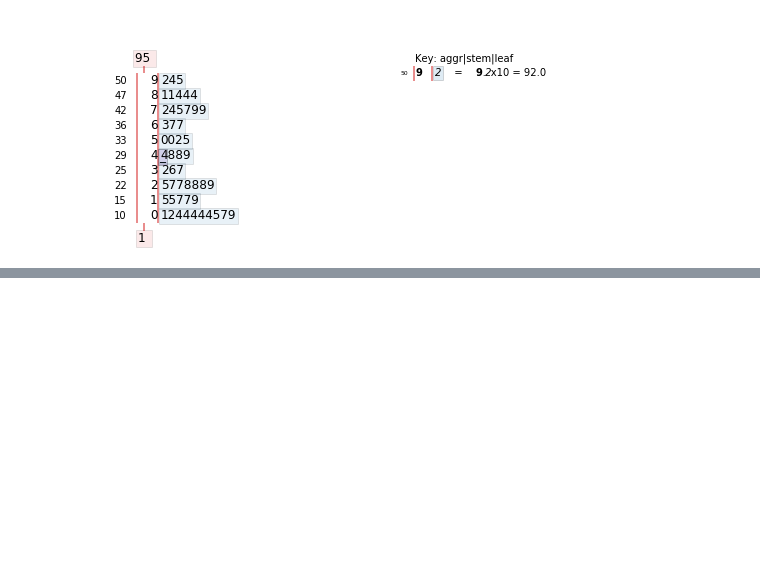
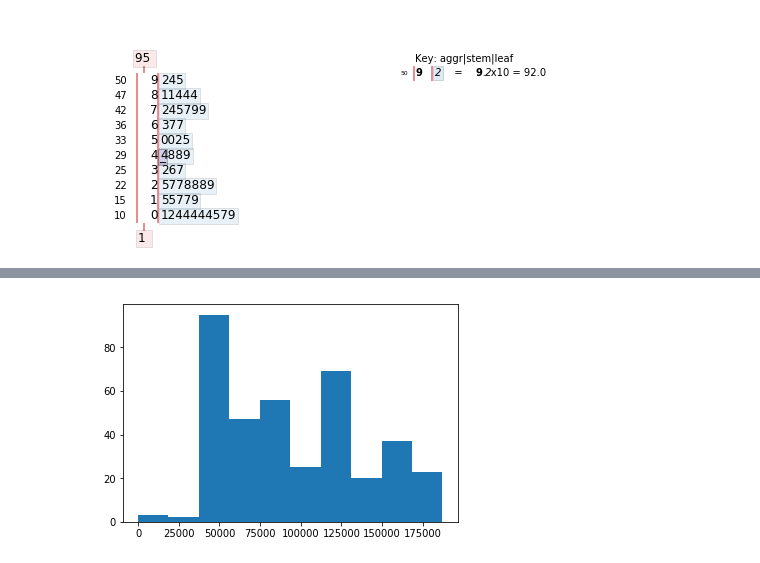
Before and after one commit to dermotkel/fundamentals-project, a Jupyter notebook: Fundamentals - Project.ipynb, the cells around one changed output, grey strips where cells are left out. Saved outputs shown, nothing was run; the diff lists cells and outputs as text; code cells hidden in the pictures; blank space fills up the shorter version.

```diff
--- a/Fundamentals - Project.ipynb
+++ b/Fundamentals - Project.ipynb
@@ -78,0 +97,5 @@ df.head()
+# %%
+plt.hist(df['Salary'])
+plt.show()
+# %% [output]
+[figure, added]
```
Also changed, not shown: parts of 9 cells of this notebook, 1 other file.
